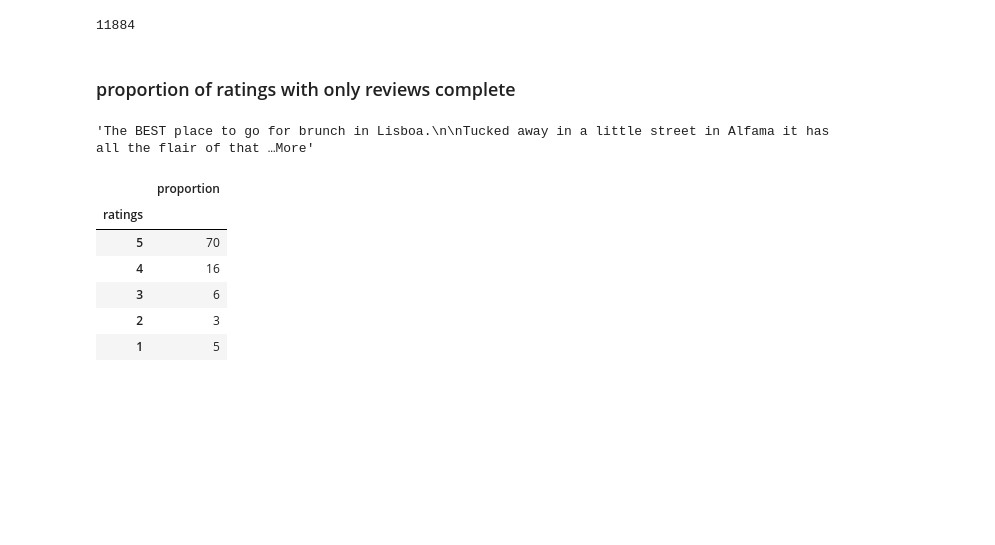
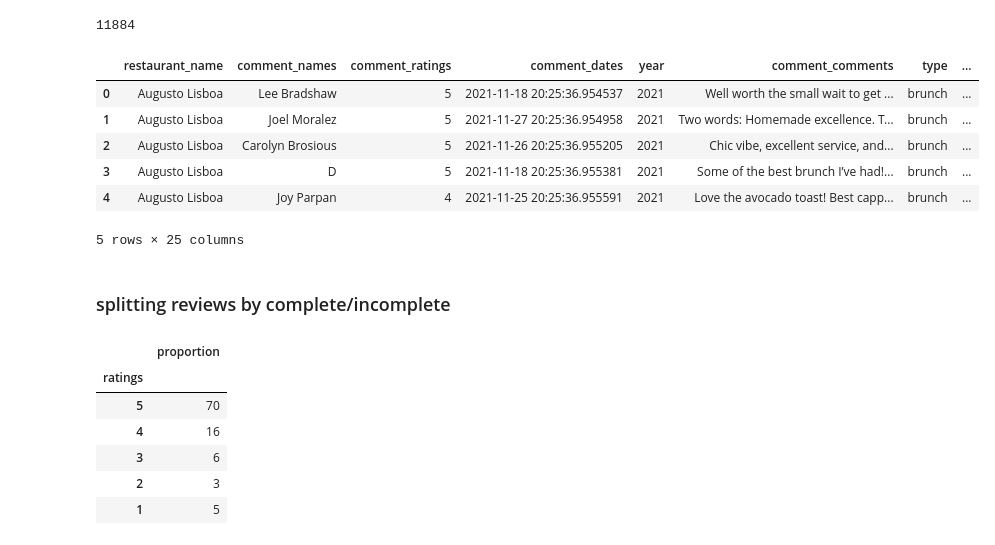
Before and after one commit to MalouO/small_business, a Jupyter notebook: notebooks/NLP_JB.ipynb, the cells around one changed output. Drawn from its saved outputs; the diff is of its cells as text; code cells hidden in the pictures; blank space fills up the shorter version.

```diff
--- a/notebooks/NLP_JB.ipynb
+++ b/notebooks/NLP_JB.ipynb
@@ -92,9 +71,17 @@ cleaned_merged_df.comment_comments.map(lambda x: 1 if str(x.find("…More")).isd
 # %% [output]
 11884
 # %%
-cleaned_merged_df['unfinised?'] = cleaned_merged_df.comment_comments.map(lambda x: 1 if str(x.find("…More")).isdigit()==True else 0)
+cleaned_merged_df['unfinished?'] = cleaned_merged_df.comment_comments.map(lambda x: 1 if str(x.find("…More")).isdigit()==True else 0)
 # %%
-cleaned_merged_df
+cleaned_merged_df.head()
+# %% [output]
+|  | restaurant_name | comment_names | comment_ratings | comment_dates | year | comment_comments | type | ... |
+| 0 | Augusto Lisboa | Lee Bradshaw | 5 | 2021-11-18 20:25:36.954537 | 2021 | Well worth the small wait to get ... | brunch | ... |
+| 1 | Augusto Lisboa | Joel Moralez | 5 | 2021-11-27 20:25:36.954958 | 2021 | Two words: Homemade excellence. T... | brunch | ... |
+| 2 | Augusto Lisboa | Carolyn Brosious | 5 | 2021-11-26 20:25:36.955205 | 2021 | Chic vibe, excellent service, and... | brunch | ... |
+| 3 | Augusto Lisboa | D | 5 | 2021-11-18 20:25:36.955381 | 2021 | Some of the best brunch I’ve had!... | brunch | ... |
+| 4 | Augusto Lisboa | Joy Parpan | 4 | 2021-11-25 20:25:36.955591 | 2021 | Love the avocado toast! Best capp... | brunch | ... |
+5 rows × 25 columns
 # %% [markdown]
-### proportion of ratings with only reviews complete
+### splitting reviews by complete/incomplete
 # %%
@@ -103,7 +90,3 @@ incomplete_reviews_df = cleaned_merged_df[cleaned_merged_df['unfinised?'] == 1]
-# %%
-incomplete_reviews_df.comment_comments.iloc[11]
-# %% [output]
-'The BEST place to go for brunch in Lisboa.\n\nTucked away in a little street in Alfama it has all the flair of that …More'
 # %%
 review_proportions(complete_reviews_df) #proportion almost the same as the df including translated portuguese reviews
 # %% [output]
```
Also changed, not shown: parts of 32 cells of this notebook.
